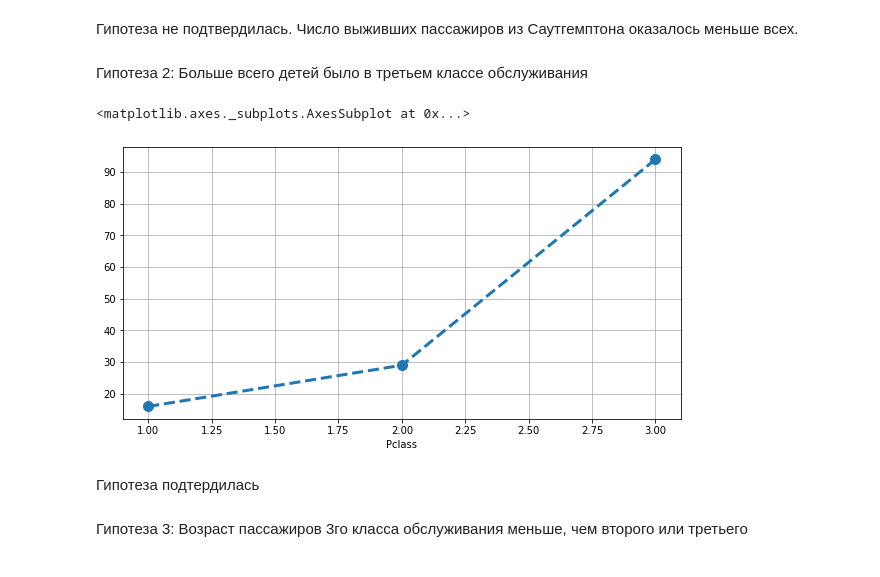
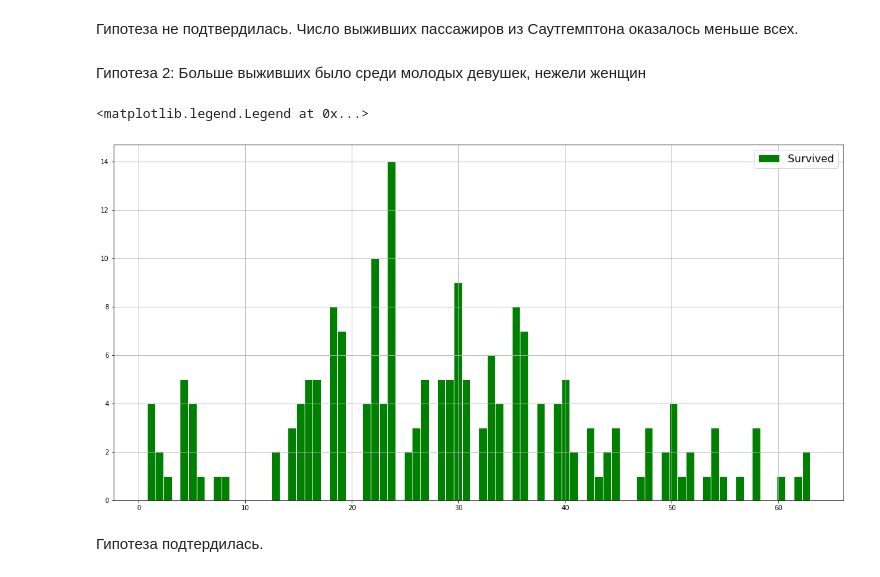
Before and after one commit to fish34/sberbank_data_analysis, a Jupyter notebook: HW 1/HW1_pandas.ipynb, the cells around one changed output. Cells and saved outputs as stored; diff of their text form; code cells hidden in the pictures.

```diff
--- a/HW 1/HW1_pandas.ipynb
+++ b/HW 1/HW1_pandas.ipynb
@@ -53,15 +53,15 @@ series.plot(figsize=(10, 5), linestyle='--', marker='o', markersize=10, grid=Tru
 [figure]
 # %% [markdown]
 Гипотеза не подтвердилась. Число выживших пассажиров из Саутгемптона оказалось меньше всех.
-# %% [markdown]
-Гипотеза 2: Больше всего детей было в третьем классе обслуживания
-# %%
-series=data[data['Age']<=18].groupby(['Pclass'])['Age'].count()
-series.plot(figsize=(10, 5), linestyle='--', marker='o', markersize=10, grid=True, lw=3)
-# %% [output]
-<matplotlib.axes._subplots.AxesSubplot at 0x...>
-[figure, removed]
+# %% [markdown]
+Гипотеза 2: Больше выживших было среди молодых девушек, нежели женщин
+# %%
+ax = data[(data['Survived'] == 1)& (data['Sex'] == 'female')]['Age'].hist(figsize=(20, 10), bins=80,
+                                          edgecolor='white', grid=True, color='green')
+
+ax.legend(['Survived'], prop={'size':16})
+# %% [output]
+<matplotlib.legend.Legend at 0x...>
+[figure, added]
 # %% [markdown]
-Гипотеза подтердилась
+Гипотеза подтердилась.
-# %% [markdown]
-Гипотеза 3: Возраст пассажиров 3го класса обслуживания меньше, чем второго или третьего
```
Also changed, not shown: parts of 8 cells of this notebook.
